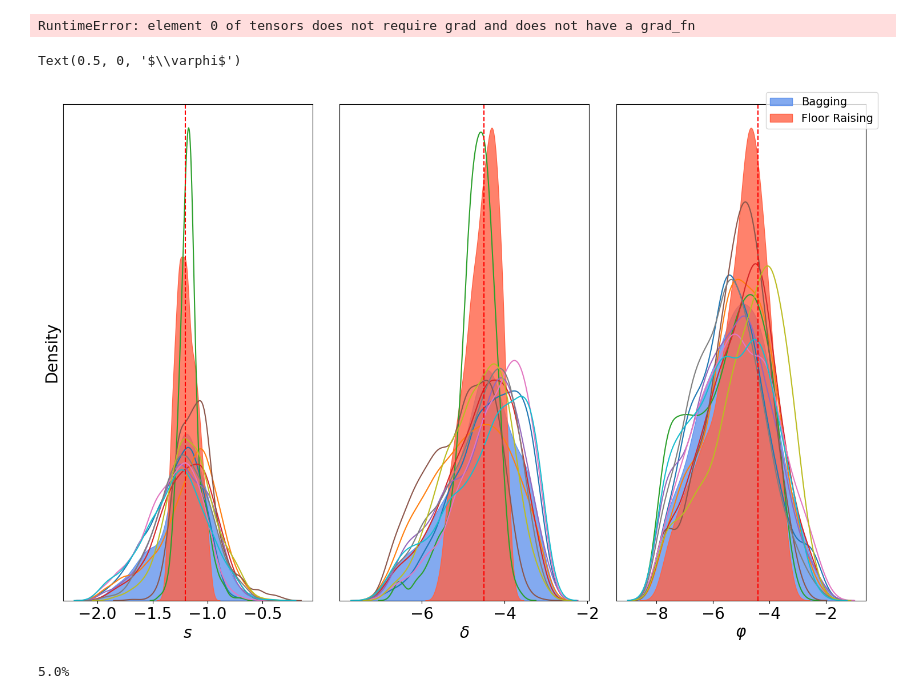
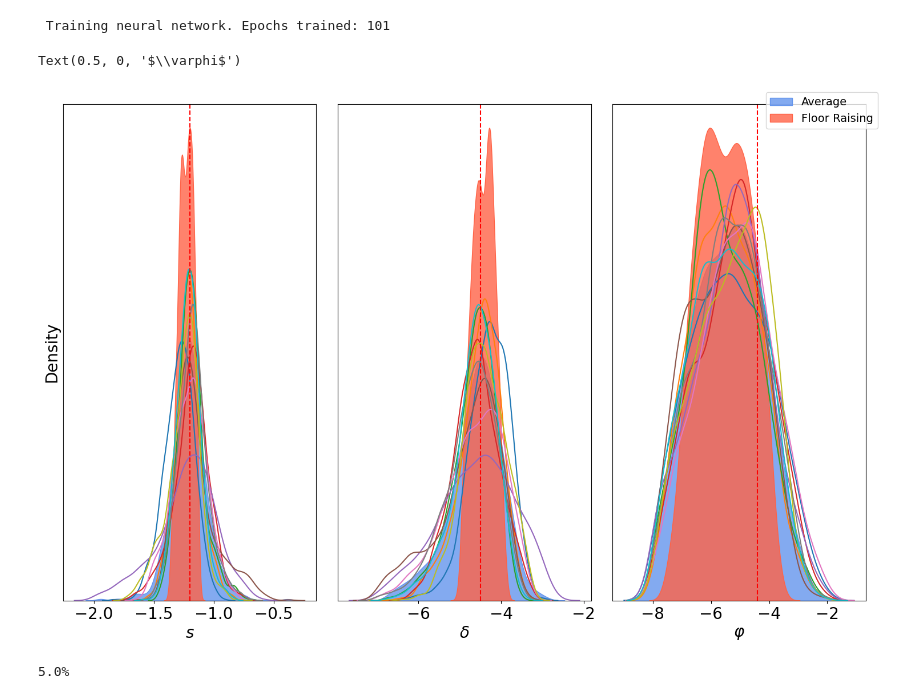
Before and after one commit to yoavram-lab/collective_posterior, a Jupyter notebook: ensembles/ensemble.ipynb, the cells around one changed output. Saved outputs shown, nothing was run; the diff lists cells and outputs as text; code cells hidden in the pictures.

```diff
--- a/ensembles/ensemble.ipynb
+++ b/ensembles/ensemble.ipynb
@@ -116,18 +117,15 @@ simulator = WF
 prior, num_parameters, prior_returns_numpy = process_prior(prior)
 simulator = process_simulator(simulator, prior, prior_returns_numpy)
 # %%
-num_sim = 100
+num_sim = 30_000
+prior, num_parameters, prior_returns_numpy = process_prior(prior)
+theta = prior.sample((num_sim,))
+simulator = process_simulator(simulator, prior, prior_returns_numpy)
+theta, x = simulate_for_sbi(simulator, proposal=prior, num_simulations=num_sim)
 
 # Ensemble of 10 NPEs on the same simulation set
 inferences = []
 for i in range(10):
-    # inference
-    # Check prior, return PyTorch prior.
-    prior, num_parameters, prior_returns_numpy = process_prior(prior)
-    theta = prior.sample((num_sim,))
-    # Check simulator, returns PyTorch simulator able to simulate batches.
-    simulator = process_simulator(simulator, prior, prior_returns_numpy)
-    theta, x = simulate_for_sbi(simulator, proposal=prior, num_simulations=num_sim)
     inference = NPE(prior)
     density_estimator = inference.append_simulations(theta, x).train(max_num_epochs=100)
     posterior = inference.build_posterior(density_estimator)
@@ -135,48 +133,48 @@ for i in range(10):
 
 # Save the posterior with pickle
 for i, posterior in enumerate(inferences):
-    with open(f'posterior_{i+1}_b.pkl', 'wb') as f:
+    with open(f'posterior_v_30k_{i+1}.pkl', 'wb') as f:
         pickle.dump(posterior, f)
 # %% [output]
-RuntimeError: element 0 of tensors does not require grad and does not have a grad_fn
+ Training neural network. Epochs trained: 101
 # %%
 from sbi.inference import EnsemblePosterior
-inferences = [pickle.load(open(f'posterior_{i+1}_b.pkl', 'rb')) for i in range(10)]
+inferences = [pickle.load(open(f'posterior_v_30k_{i+1}.pkl', 'rb')) for i in range(10)]
 ensemble_posterior = EnsemblePosterior(inferences)
 # %%
 from seaborn import kdeplot
 import matplotlib.pyplot as plt
 th = torch.tensor([[-1.2, -4.5, -4.4]])
 x_ = simulator(th)
 def plot_samples(samples, ax, color=None, label=None, fill=False, alpha=1.0):
     for i in range(len(samples[0])):
         if color is not None:
             kdeplot(samples[:,i].numpy(), ax=ax[i], color=color, label=label if i==0 else None, fill=fill, alpha=alpha)
         else:
             kdeplot(samples[:,i].numpy(), ax=ax[i], label=label if i==0 else None, fill=fill, alpha=alpha)
     plt.setp(ax, yticks=[])
 
 change_font(20)
 fig, ax = plt.subplots(1,3, figsize=(15,10), tight_layout=True)
 for i in range(10):
     samples = inferences[i].set_default_x(x_).sample((1000,))
     plot_samples(samples, ax, label = None)
 for i in range(len(th[0])):
     ax[i].axvline(th[0][i].item(), color='r', linestyle='--')
 samples = ensemble_posterior.set_default_x(x_).sample((1000,))
-plot_samples(samples, ax, color='cornflowerblue', label='Bagging', fill=True, alpha=0.8)
-cp = CollectivePosterior(prior, Xs=[x_ for i in range(len(inferences))], posterior_list=[inference.set_default_x(x_).log_prob for inference in inferences], epsilon=-10000, log_C=1)
+plot_samples(samples, ax, color='cornflowerblue', label='Average', fill=True, alpha=0.8)
+cp = CollectivePosterior(prior, Xs=[x_ for i in range(len(inferences))], posterior_list=[inference.set_default_x(x_).log_prob for inference in inferences], epsilon=-10, log_C=1)
 cp.get_log_C()
 samples = cp.rejection_sample(1000)
 plot_samples(samples, ax, color='tomato', label='Floor Raising', fill=True, alpha=0.8)
 fig.legend(fontsize=14)
 ax[1].set_ylabel('')
 ax[2].set_ylabel('')
 ax[0].set_xlabel('$s$')
 ax[1].set_xlabel('$\\delta$')
 ax[2].set_xlabel('$\\varphi$')
 # %% [output]
 Text(0.5, 0, '$\\varphi$')
-[figure, old version]
+[figure, new version]
 # %%
 # test set
```
Also changed, not shown: parts of 7 cells of this notebook.
